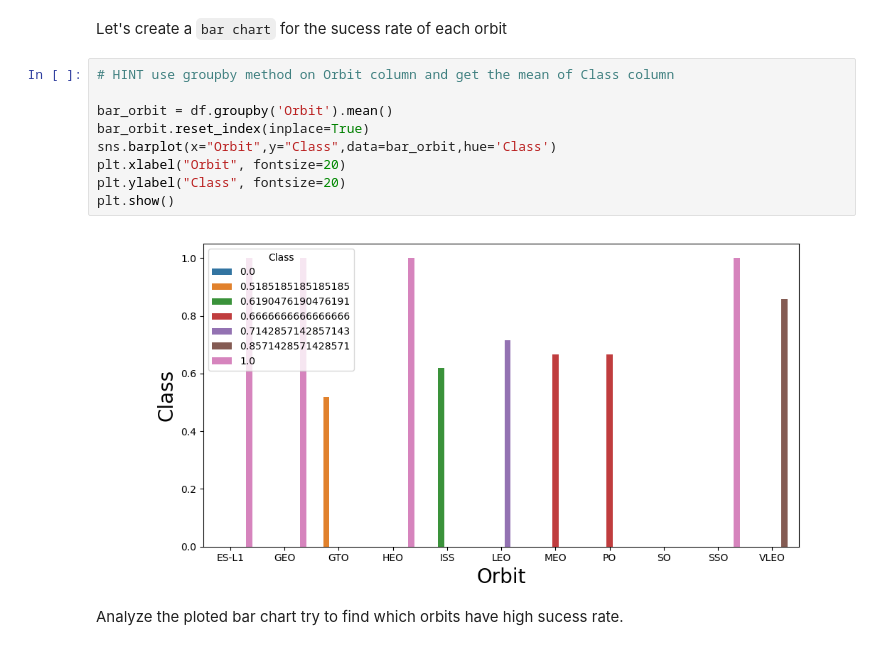
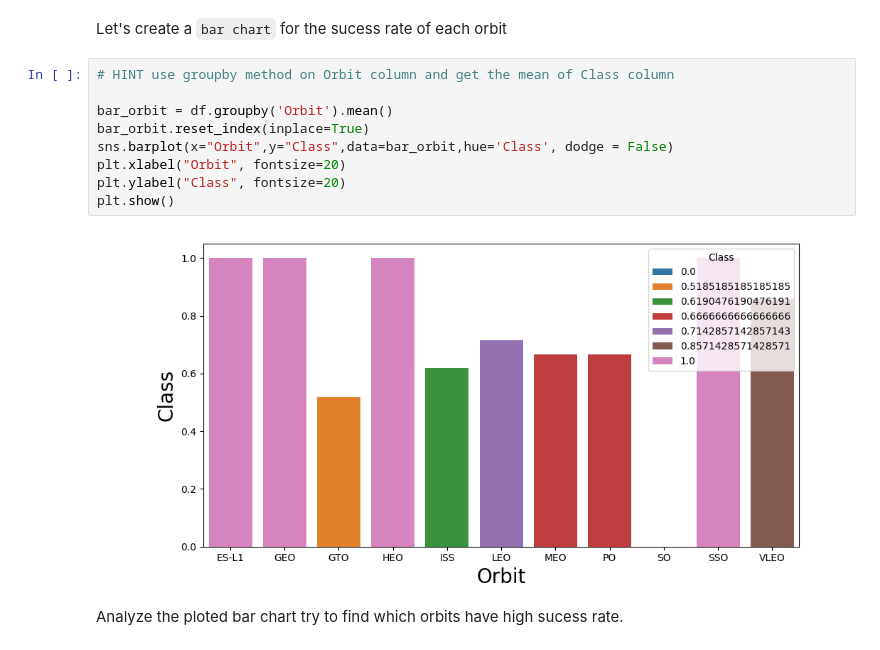
Before and after one commit to phil-lee675/IBMDS0720EN, a Jupyter notebook: EDA with Visualization.ipynb, the cells around one changed output. Drawn from its saved outputs; the diff is of its cells as text.

Commit message:
Add files via upload
update bar plot

```diff
--- a/EDA with Visualization.ipynb
+++ b/EDA with Visualization.ipynb
@@ -121,14 +121,14 @@ Let's create a `bar chart` for the sucess rate of each orbit
 # %%
 # HINT use groupby method on Orbit column and get the mean of Class column
 
 bar_orbit = df.groupby('Orbit').mean()
 bar_orbit.reset_index(inplace=True)
-sns.barplot(x="Orbit",y="Class",data=bar_orbit,hue='Class')
+sns.barplot(x="Orbit",y="Class",data=bar_orbit,hue='Class', dodge = False)
 plt.xlabel("Orbit", fontsize=20)
 plt.ylabel("Class", fontsize=20)
 plt.show()
 # %% [output]
-[figure, old version]
+[figure, new version]
 # %% [markdown]
 Analyze the ploted bar chart try to find which orbits have high sucess rate.
 # %% [markdown]
```
Also changed, not shown: parts of 6 cells of this notebook.
